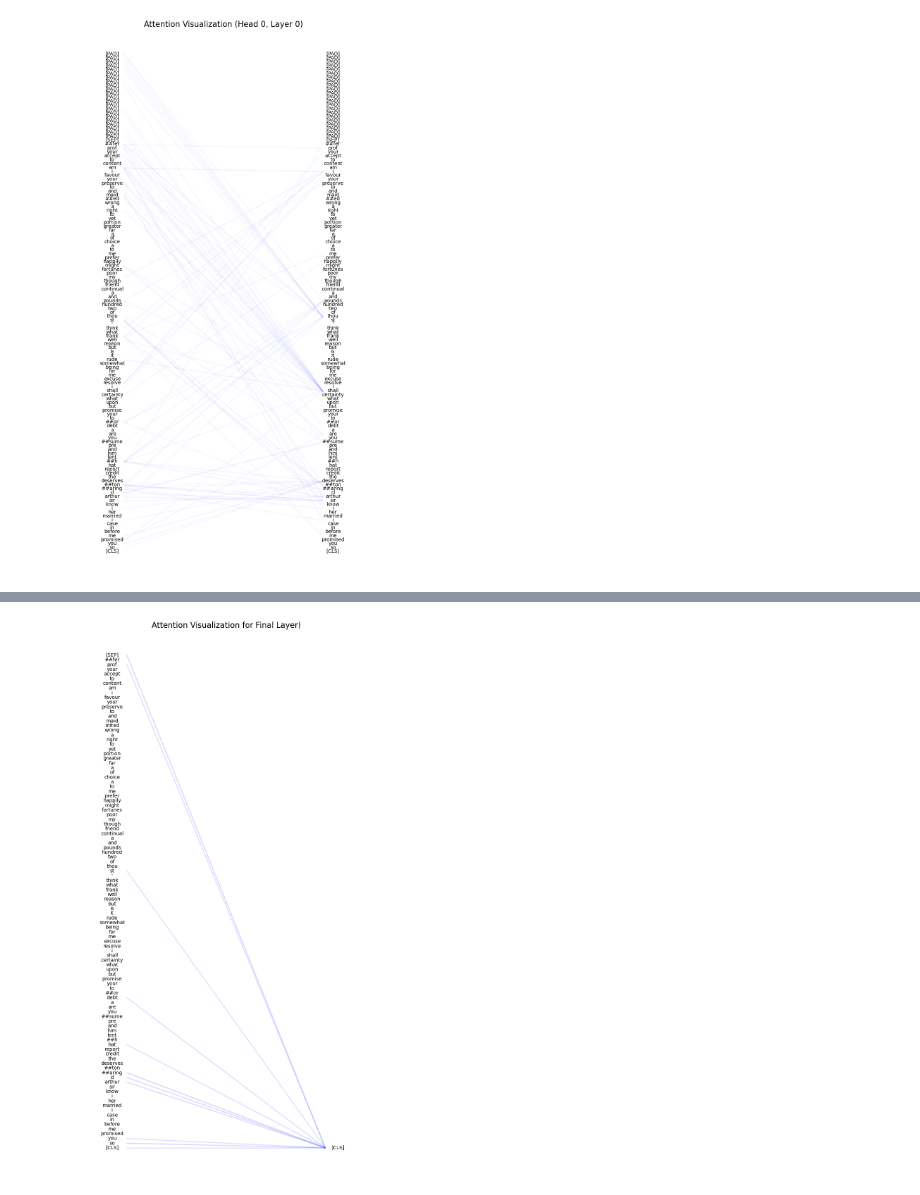
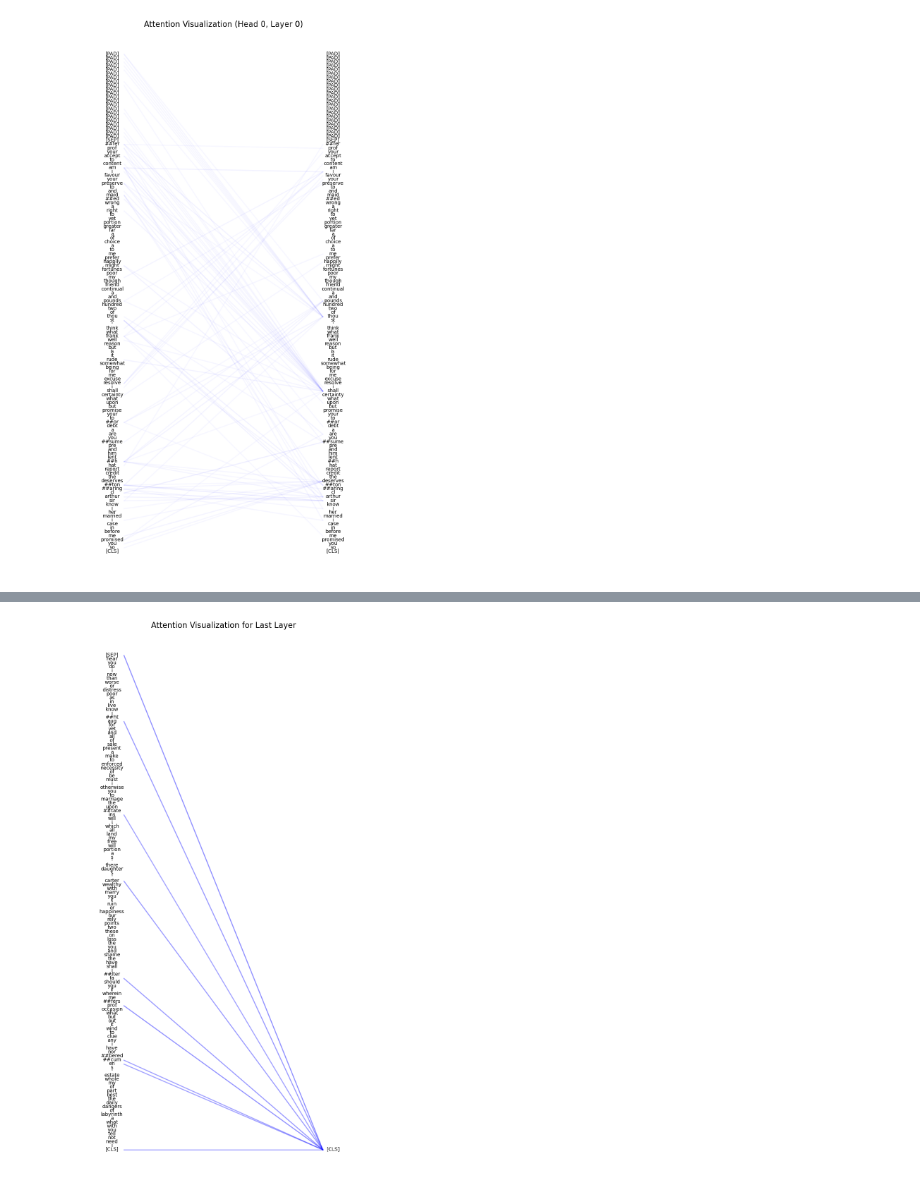
Before and after one commit to Kauhentus/the-authorship-problem, a Jupyter notebook: visualizations.ipynb, the cells around one changed output, grey strips where cells are left out. Saved outputs shown, nothing was run; the diff lists cells and outputs as text; code cells hidden in the pictures.

Commit message:
updated visualizations

```diff
--- a/visualizations.ipynb
+++ b/visualizations.ipynb
@@ -88,53 +150,62 @@ print(attention_matrix)
 # %%
-# Token sequence
-tokens = ['[CLS]', 'so', 'you', 'promised', 'me', 'before', 'in', 'case', 'i', 'married', 'her', 'i', 'know',
-         'sir', 'arthur', 'cl', '##aring', '##ton', 'deserves', 'the', 'credit', 'report', 'hat', '##h', 'lent',
-         'him', 'and', 'pre', '##sume', 'you', 'are', 'a', 'debt', '##or', 'to', 'your', 'promise', 'but',
-         'upon', 'what', 'certainty', 'shall', 'i', 'resolve', 'excuse', 'me', 'for', 'being', 'somewhat', 'rude',
-         'it', 'is', 'but', 'reason', 'well', 'frank', 'what', 'think', "'", 'st', 'thou', 'of', 'two', 'hundred',
-         'pounds', 'and', 'a', 'continual', 'friend', 'though', 'my', 'poor', 'fortunes', 'might', 'happily',
-         'prefer', 'me', 'to', 'a', 'choice', 'of', 'a', 'far', 'greater', 'portion', 'yet', 'to', 'right', 'a',
-         'wrong', '##ed', 'maid', 'and', 'to', 'preserve', 'your', 'favour', 'i', 'am', 'content', 'to', 'accept',
-         'your', 'prof', '##fer', '[SEP]', '[PAD]', '[PAD]', '[PAD]', '[PAD]', '[PAD]', '[PAD]', '[PAD]', '[PAD]',
-         '[PAD]', '[PAD]', '[PAD]', '[PAD]', '[PAD]', '[PAD]', '[PAD]', '[PAD]', '[PAD]', '[PAD]', '[PAD]', '[PAD]',
-         '[PAD]', '[PAD]']
+for x, attention in enumerate(attention_data):
+   average_attention_matrices = []
 
 
-# Remove padding tokens
-non_pad_indices = [i for i, token in enumerate(tokens) if token != '[PAD]']
-filtered_tokens = [tokens[i] for i in non_pad_indices]
-filtered_attention_matrix = attention_matrix[np.ix_(non_pad_indices, non_pad_indices)]
-cls_index = filtered_tokens.index('[CLS]')
+   for i in range(np.shape(attention)[0]):
+      matrix = np.array(attention[i][layer])
+      average_attention_matrices.append(matrix)
+   attention_matrix = np.mean(average_attention_matrices, axis=0)
+   print(attention_matrix)
 
 
-# We can adjust this as needed
-threshold = 0.12
+
+   # Remove padding tokens[x]
+   non_pad_indices = [i for i, token in enumerate(tokens[x]) if token != '[PAD]']
+   filtered_tokens = [tokens[x][i] for i in non_pad_indices]
+   filtered_attention_matrix = attention_matrix[np.ix_(non_pad_indices, non_pad_indices)]
+   cls_index = filtered_tokens.index('[CLS]')
 
 
-plt.figure(figsize=(8, 20))
-spacing = 5  # Space between tokens in the graph
+   # We can adjust this as needed
+   threshold = 0.12
 
 
-# Set y-positions (same for keys and queries)
-y = np.linspace(0, len(filtered_tokens) - 1, len(filtered_tokens)) * spacing
+   plt.figure(figsize=(8, 20))
+   spacing = 5  # Space between tokens[x] in the graph
 
 
-# Plot tokens on left
-for i, token in enumerate(filtered_tokens):
-   plt.text(-1, y[i], token, ha='center', va='bottom', fontsize=10)
-# Plot classification token on right
-plt.text(len(filtered_tokens), y[cls_index], '[CLS]', ha='center', va='bottom', fontsize=10)
+   # Set y-positions (same for keys and queries)
+   y = np.linspace(0, len(filtered_tokens) - 1, len(filtered_tokens)) * spacing
 
 
-# Plot lines between queries and keys by iterating through filtered attention matrix
-for i in range(len(filtered_tokens)):
-   if filtered_attention_matrix[i, cls_index] > threshold:
-       plt.plot([6, len(filtered_tokens) - 6], [y[i] + spacing/2, y[cls_index] + spacing/2], color='blue', alpha=filtered_attention_matrix[i, cls_index], lw=2)
+   # Plot tokens[x] on left
+   for i, token in enumerate(filtered_tokens):
+      plt.text(-1, y[i], token, ha='center', va='bottom', fontsize=10)
+   # Plot classification token on right
+   plt.text(len(filtered_tokens), y[cls_index], '[CLS]', ha='center', va='bottom', fontsize=10)
+
+   min_alpha = filtered_attention_matrix.min()
+   max_alpha = filtered_attention_matrix.max()
+   alpha_range = max_alpha - min_alpha
+
+   # Plot lines between queries and keys by iterating through filtered attention matrix
+   for i in range(len(filtered_tokens)):
+      if filtered_attention_matrix[i, cls_index] > threshold:
+         if alpha_range > 0:
+            normalized_alpha = (filtered_attention_matrix[i, cls_index] - min_alpha) / alpha_range
+         else:
+            normalized_alpha = 1
+         # print("normalized alpha: " + str(normalized_alpha))
+         # print("alpha: " + str(filtered_attention_matrix[i, cls_index]))
+         plt.plot([6, len(filtered_tokens) - 6], [y[i] + spacing/2, y[cls_index] + spacing/2], color='blue', alpha=normalized_alpha, lw=2)
 
 
-plt.axis('off')  # Don't plot axes
-plt.title(f"Attention Visualization for Final Layer", fontsize=16)
+   plt.axis('off')  # Don't plot axes
+   plt.title(f"Attention Visualization for Last Layer", fontsize=16)
 
 
-plt.show()
+   # plt.show()
+
+   # try visualizing last layer and second to last layer
 # %% [output]
@@ -141 +229 @@ plt.show()
-[figure, old version]
+[figure, new version]
```
Also changed, not shown: parts of 3 cells of this notebook, 11 other files.
